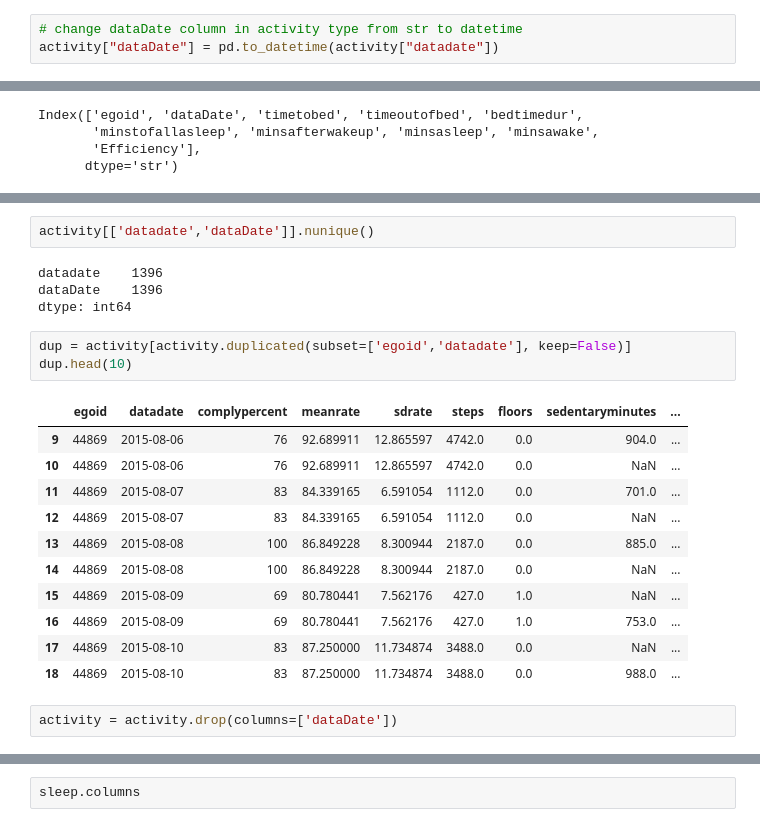
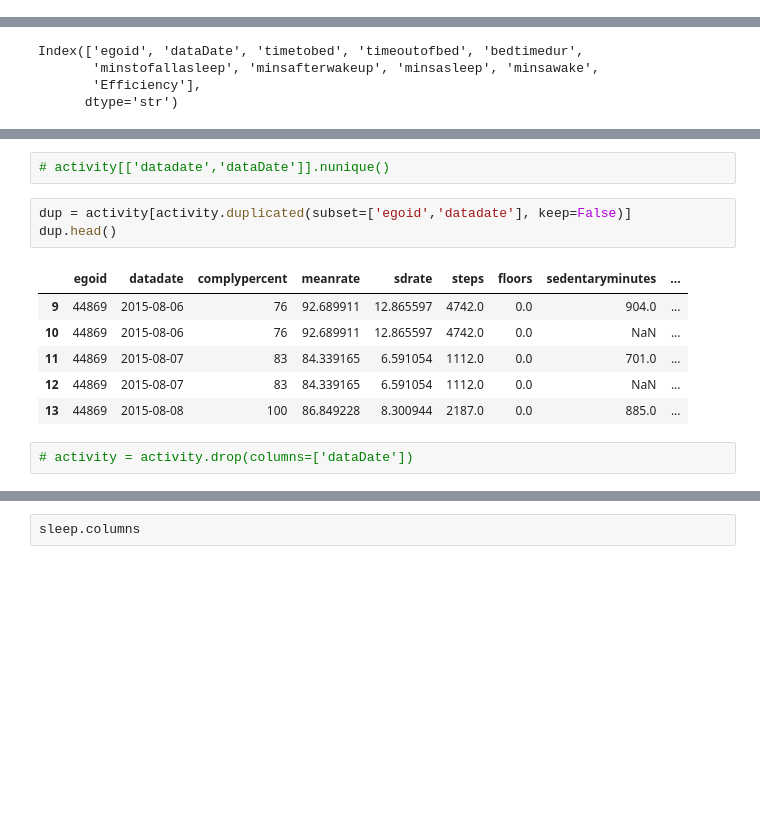
Before and after one commit to zhudiana/wearable-stress-model, a Jupyter notebook: notebooks/exploration.ipynb, the cells around one changed output, grey strips where cells are left out. Cells and saved outputs as stored; diff of their text form; blank space fills up the shorter version.

```diff
--- a/notebooks/exploration.ipynb
+++ b/notebooks/exploration.ipynb
@@ -132,6 +132,3 @@ Length: 3027, dtype: object
 survey["egoid"].nunique()
 # %% [output]
 722
-# %%
-# change dataDate column in activity type from str to datetime
-activity["dataDate"] = pd.to_datetime(activity["datadate"])
@@ -362,23 +219,14 @@ activity[['datadate','dataDate']].head()
 # %%
-activity[['datadate','dataDate']].nunique()
+# activity[['datadate','dataDate']].nunique()
-# %% [output]
-datadate    1396
-dataDate    1396
-dtype: int64
 # %%
 dup = activity[activity.duplicated(subset=['egoid','datadate'], keep=False)]
-dup.head(10)
+dup.head()
 # %% [output]
 |  | egoid | datadate | complypercent | meanrate | sdrate | steps | floors | sedentaryminutes | ... |
 | 9 | 44869 | 2015-08-06 | 76 | 92.689911 | 12.865597 | 4742.0 | 0.0 | 904.0 | ... |
 | 10 | 44869 | 2015-08-06 | 76 | 92.689911 | 12.865597 | 4742.0 | 0.0 | NaN | ... |
 | 11 | 44869 | 2015-08-07 | 83 | 84.339165 | 6.591054 | 1112.0 | 0.0 | 701.0 | ... |
 | 12 | 44869 | 2015-08-07 | 83 | 84.339165 | 6.591054 | 1112.0 | 0.0 | NaN | ... |
 | 13 | 44869 | 2015-08-08 | 100 | 86.849228 | 8.300944 | 2187.0 | 0.0 | 885.0 | ... |
-| 14 | 44869 | 2015-08-08 | 100 | 86.849228 | 8.300944 | 2187.0 | 0.0 | NaN | ... |
-| 15 | 44869 | 2015-08-09 | 69 | 80.780441 | 7.562176 | 427.0 | 1.0 | NaN | ... |
-| 16 | 44869 | 2015-08-09 | 69 | 80.780441 | 7.562176 | 427.0 | 1.0 | 753.0 | ... |
-| 17 | 44869 | 2015-08-10 | 83 | 87.250000 | 11.734874 | 3488.0 | 0.0 | NaN | ... |
-| 18 | 44869 | 2015-08-10 | 83 | 87.250000 | 11.734874 | 3488.0 | 0.0 | 988.0 | ... |
 # %%
-activity = activity.drop(columns=['dataDate'])
+# activity = activity.drop(columns=['dataDate'])
```
Also changed, not shown: parts of 23 cells of this notebook, 2 other files.
